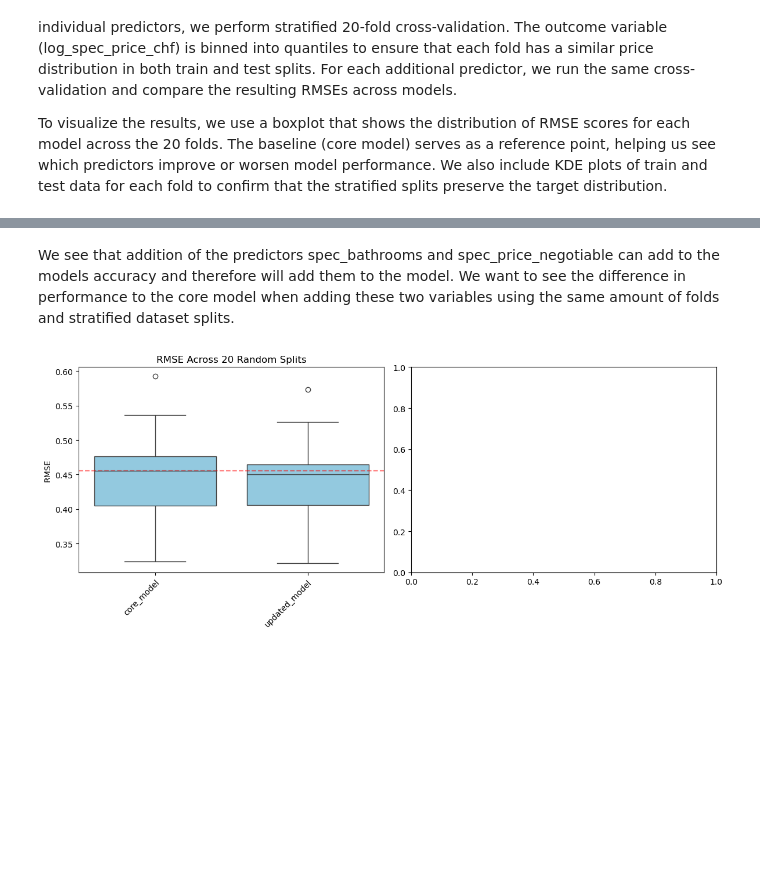
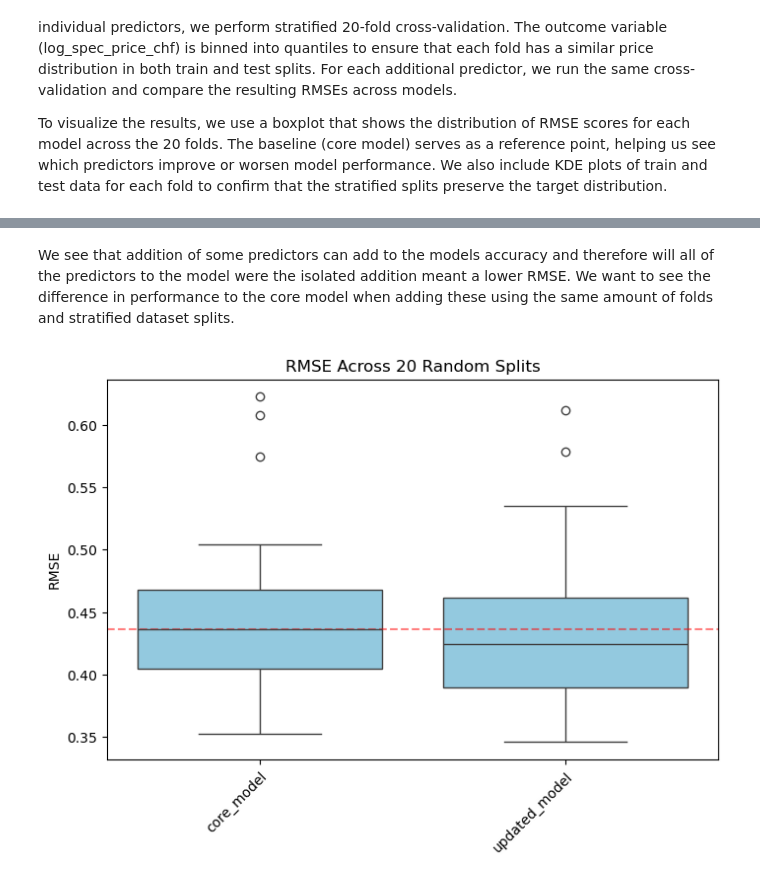
Before and after one commit to ledostxx/boat-valuation, a Jupyter notebook: new_structure/hedonic_model.ipynb, the cells around one changed output, grey strips where cells are left out. Saved outputs shown, nothing was run; the diff lists cells and outputs as text; code cells hidden in the pictures; blank space fills up the shorter version.

```diff
--- a/new_structure/hedonic_model.ipynb
+++ b/new_structure/hedonic_model.ipynb
@@ -50,7 +49,7 @@ Steps:
 # %%
 # See which columns have a lot of NA's and are not suitable as predictors
 # Count missing values for each column
-missing_counts = df_raw.isna().sum()
+missing_counts = df_raw.drop(columns=['URL','spec_listing_id', 'spec_price_chf']).isna().sum()
 
 # Sort by number of missing values and calculate share from whole df
 missing_counts = missing_counts.sort_values(ascending=False)
@@ -59,6 +58,7 @@ missing_share = missing_counts / len(df_raw)
 # Plot counts of missing values per column
 plt.figure(figsize=(10, 5))
 sns.barplot(x=missing_share.index, y=missing_share.values)
+plt.axhline(y=0.4, ls='--', color='red', alpha=0.7) # abline at 40%
 plt.xticks(rotation=90)
 plt.ylabel("Share of Missing Values")
 plt.xlabel("Column Name")
@@ -220,6 +234,7 @@ From the plots we make the following decisions:
 # %%
 # Exclude outliers in size
 df_clean = df_area[df_area['spec_width_m'] < 100].copy()
+print(f'Clean subset contains {len(df_clean)} motor boats listings')
 
 # Summarize fuel types to only standard 'Bleifrei', 'Diesel' etc.
 df_clean.loc[:,'spec_fuel_type'] = df_clean['spec_fuel_type'].replace(
@@ -229,7 +244,7 @@ df_clean.loc[:,'spec_fuel_type'] = df_clean['spec_fuel_type'].replace(
 
 # Introduce variable with motor constructor to replace 'spec_motor'
 # Define names of  most common constructors that occur in dataset
-constructors = ['Volvo Penta', 'Yamaha', 'Mercruiser', 'Mercury', 'Suzuki', 'Honda', 'Volvo', 'Indmar', 'OMC']
+constructors = ['Volvo Penta', 'Yamaha', 'Mercruiser', 'Mercury', 'Suzuki', 'Honda', 'Volvo', 'Indmar', 'OMC', 'Rotax']
 
 # Function to extract constructor name from full motor string
 def extract_constructor(motor):
@@ -251,8 +266,8 @@ fig, axes = plt.subplots(1, 3, figsize=(12, 5))
 
 # Plot 1: Area vs. Price to show new dataset without outliers
 axes[0].scatter(x=df_clean['spec_area_m'], y=df_clean['log_spec_price_chf'])
-axes[0].set_xlabel("Fuel type")
-axes[0].set_ylabel("Log(Price) (CHF)")
+axes[0].set_xlabel("Area [m$^2$]")
+axes[0].set_ylabel("Log Price (CHF)")
 axes[0].set_title("Fuel type vs Price")
 axes[0].tick_params(axis='x', rotation=45)
 
@@ -261,14 +276,20 @@ sns.boxplot(data=df_clean, x='spec_fuel_type', y="log_spec_price_chf", ax=axes[1
 axes[1].set_xlabel("Fuel type")
 axes[1].set_ylabel("Log(Price) (CHF)")
 axes[1].set_title("Fuel type vs Price")
-axes[1].tick_params(axis='x', rotation=45)
+for label in axes[1].get_xticklabels():
+            label.set_rotation(45)
+            label.set_ha('right')
+            label.set_rotation_mode('anchor')
 
 # Plot 4: Motor constructor vs. Price to show motors summarized by constructor
 sns.boxplot(data=df_clean, x='motor_constructor', y="log_spec_price_chf", ax=axes[2])
 axes[2].set_xlabel("Motor constructor")
 axes[2].set_ylabel("Log(Price) (CHF)")
 axes[2].set_title("Motor constructor vs Price")
-axes[2].tick_params(axis='x', rotation=45)
+for label in axes[2].get_xticklabels():
+            label.set_rotation(45)
+            label.set_ha('right')
+            label.set_rotation_mode('anchor')
 
 plt.tight_layout()
 plt.show()
@@ -527,5 +673,5 @@ plt.show()
 # %% [markdown]
-We see that addition of the predictors spec_bathrooms and spec_price_negotiable can add to the models accuracy and therefore will add them to the model. We want to see the difference in performance to the core model when adding these two variables using the same amount of folds and stratified dataset splits.
+We see that addition of some predictors can add to the models accuracy and therefore will all of the predictors to the model were the isolated addition meant a lower RMSE. We want to see the difference in performance to the core model when adding these using the same amount of folds and stratified dataset splits.
 # %%
 from sklearn.model_selection import StratifiedKFold, cross_val_score
 from sklearn.linear_model import LinearRegression
@@ -546,55 +692,45 @@ X_core = pd.get_dummies(X_core, columns=X_core.select_dtypes(include="object").c
 y_log_price = df_clean['log_spec_price_chf']
 y_bins = pd.qcut(y_log_price, q=10, labels=False)  # 10 quantile bins
 
+# Define generator function to make stratified dataset splits
 skf = StratifiedKFold(n_splits=n_folds, shuffle=True, random_state=420)
 
 # Run cross-validation for core model
 cv_core = cross_val_score(
     estimator=LinearRegression(),
     X=X_core,
     y=y_log_price,
     scoring='neg_root_mean_squared_error',
     cv=skf.split(X_core, y_bins)  # stratify using binned y
 )
 
 # Create dataframe to save cross validation results
 df_updated = pd.DataFrame()
 df_updated['core_model'] = -cv_core
 
 # Run cross-validation for core model +1 additional predictor for each predictor
-
-X_updated = df_clean[core_columns + ['spec_bathrooms', 'spec_price_negotiable']]
+X_updated = df_clean[core_columns + ['motor_constructor','lake', 'spec_drive_type', 'spec_price_negotiable', 'spec_shower', 'spec_toilet']]
 X_updated = pd.get_dummies(X_updated, columns=X_updated.select_dtypes(include="object").columns, drop_first=True) # encode dummy variables
 
 cv_updated = cross_val_score(
     estimator=LinearRegression(),
     X=X_updated,
     y=y_log_price,
     scoring='neg_root_mean_squared_error',
     cv=skf.split(X_core, y_bins)
     )
 
 # add this to df
 df_updated['updated_model'] = -cv_updated
 
-#print(df_cross_validation)
+plt.figure(figsize=(8, 5))
 
-# Visualize differences of models with boxplot, the core model serves as baseline
-# Create side-by-side plots
-fig, axes = plt.subplots(1, 2, figsize=(12, 5))
-
-# Boxplot of RMSE
-sns.boxplot(data=df_updated, color="skyblue", ax=axes[0])
-axes[0].axhline(y=np.median(df_updated['core_model']), ls='--', c='red', alpha=0.5) # add median RMSE of core model as baseline
-labels = axes[0].get_xticklabels()
-axes[0].set_xticklabels(labels,rotation=45, ha='right', rotation_mode='anchor')
-#axes[0].tick_params(axis='x', rotation=45, ha='right', rotation_mode='anchor')
-axes[0].set_title(f"RMSE Across {n_folds} Random Splits")
-axes[0].set_ylabel("RMSE")
-
-
-#plt.grid(True)
-plt.tight_layout()
+# Create boxplot of RMSEs for different models
+sns.boxplot(data=df_updated, color="skyblue")
+plt.axhline(y=np.median(df_updated['core_model']), ls='--', c='red', alpha=0.5) # Add baseline line for the median RMSE of the core model
+plt.xticks(rotation=45, ha='right', rotation_mode='anchor')
+plt.title(f"RMSE Across {n_folds} Random Splits")
+plt.ylabel("RMSE")
 plt.show()
 # %% [output]
-[figure, old version]
+[figure, new version]
```
Also changed, not shown: parts of 18 cells of this notebook.
